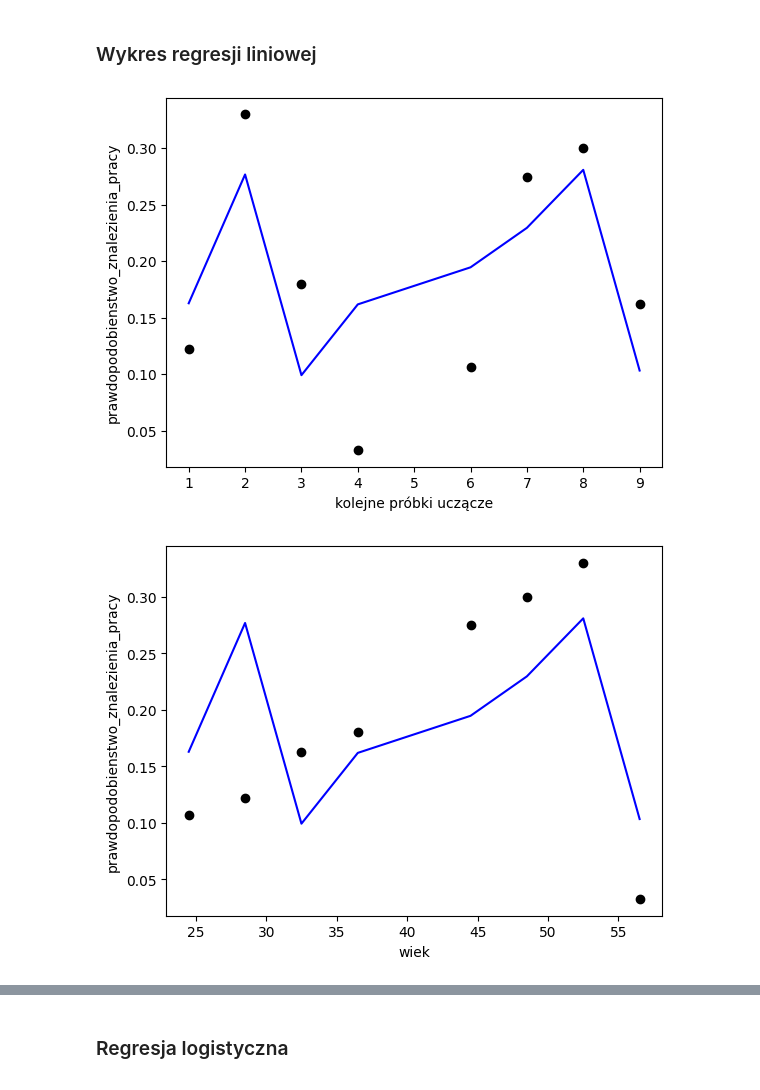
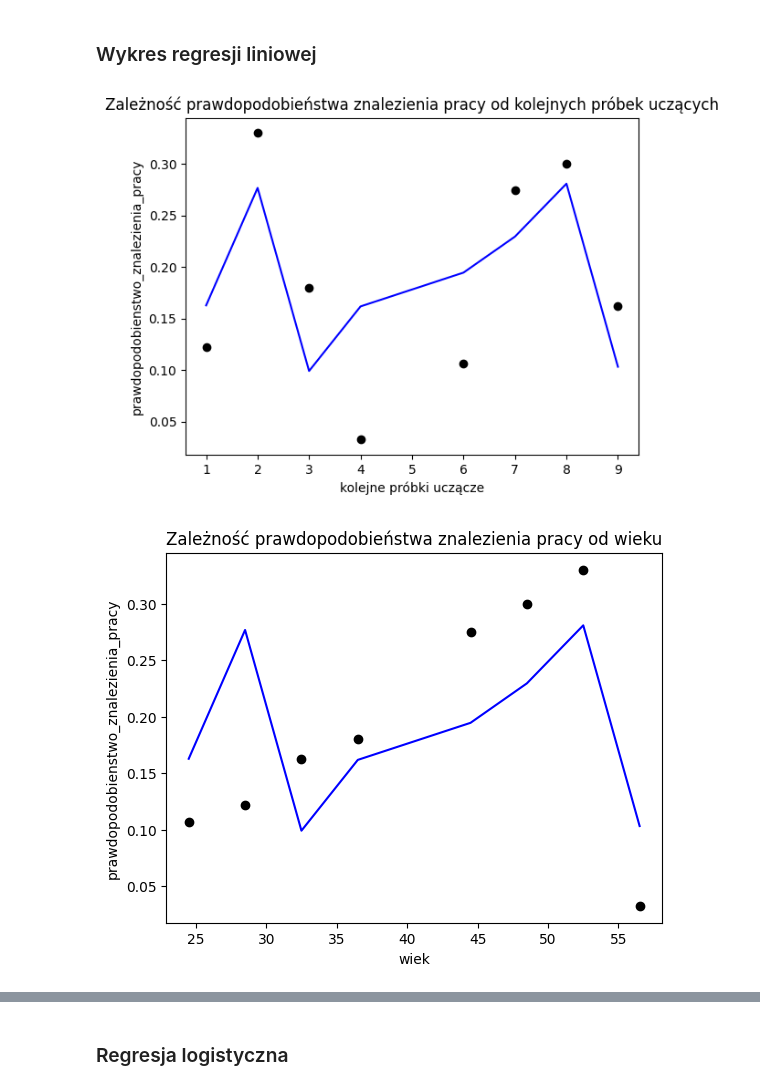
Before and after one commit to KubiakJakub01/data-mining-methods, a Jupyter notebook: notebooks/lab2/med_lab_2_zad_2.ipynb, the cells around one changed output, grey strips where cells are left out. Drawn from its saved outputs; the diff is of its cells as text; code cells hidden in the pictures.

```diff
--- a/notebooks/lab2/med_lab_2_zad_2.ipynb
+++ b/notebooks/lab2/med_lab_2_zad_2.ipynb
@@ -144,19 +144,21 @@ Linear regression equation: -0.021822561351673483 * wiek + 0.02772935229159643 *
 # %%
 plt.plot(sorted(X_train.index), linear_regression.predict(X_train), color='blue')
 plt.scatter(sorted(X_train.index), y_train, color='black')
 plt.xlabel('kolejne próbki uczącze')
 plt.ylabel('prawdopodobienstwo_znalezienia_pracy')
+plt.title('Zależność prawdopodobieństwa znalezienia pracy od kolejnych próbek uczących')
 plt.show()
 # %% [output]
-[figure, old version]
+[figure, new version]
 # %%
 plt.plot(X_train['wiek'].sort_index(), linear_regression.predict(X_train), color='blue')
 plt.scatter(X_train['wiek'], y_train, color='black')
 plt.xlabel('wiek')
 plt.ylabel('prawdopodobienstwo_znalezienia_pracy')
+plt.title('Zależność prawdopodobieństwa znalezienia pracy od wieku')
 plt.show()
 # %% [output]
-[figure, old version]
+[figure, new version]
 # %%
 plt.plot(X_train['staz'].sort_index(), linear_regression.predict(X_train), color='blue')
 plt.scatter(X_train['staz'], y_train, color='black')
```
Also changed, not shown: parts of 2 cells of this notebook, 1 other file.
